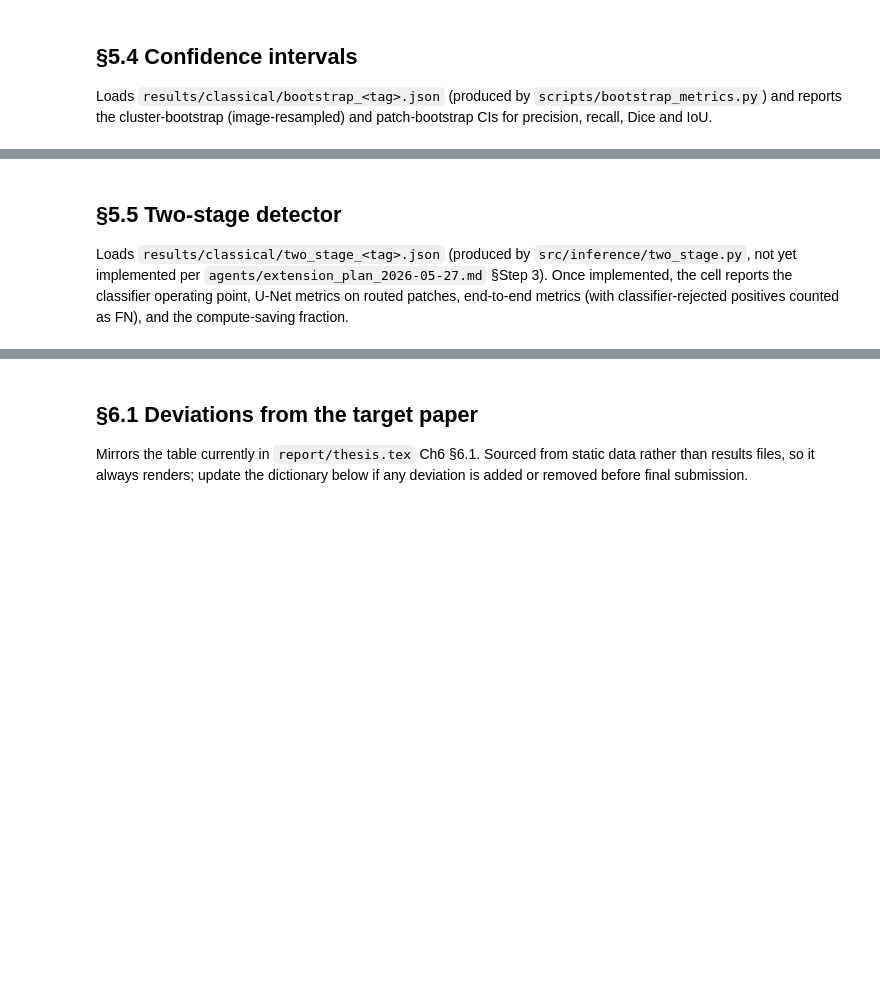
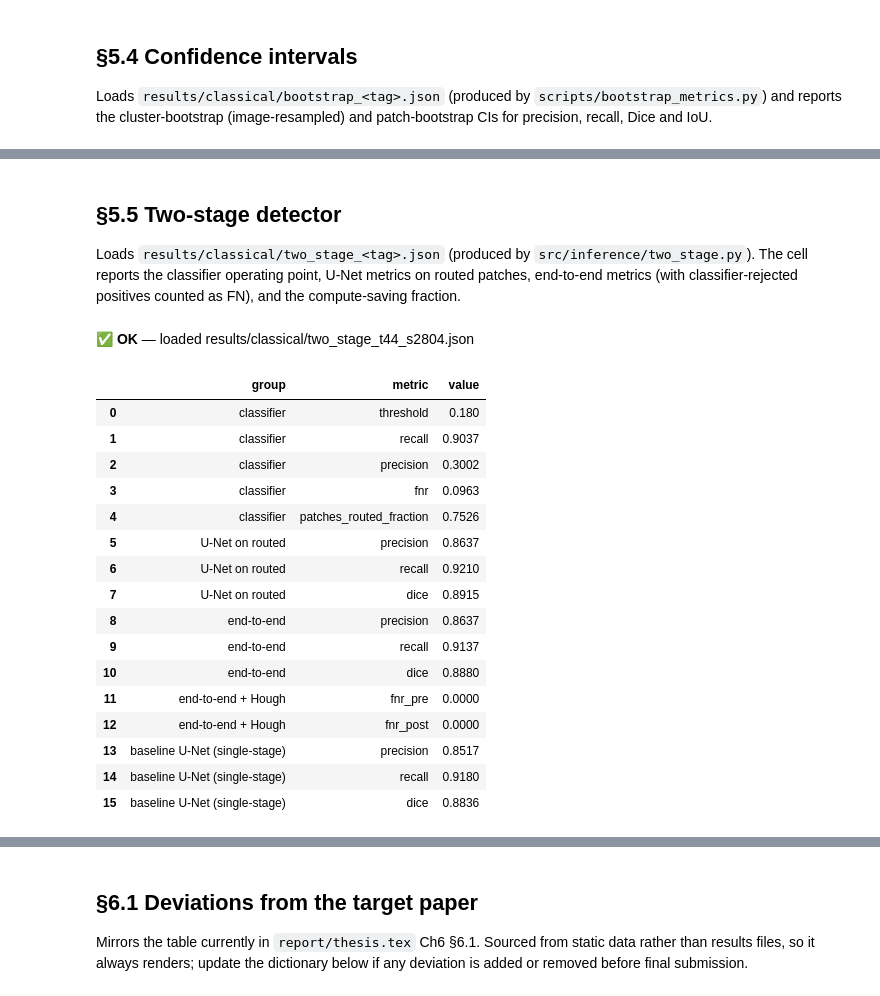
Before and after one commit to barongracias/satellite_trail_detection, a Jupyter notebook: notebooks/02_results_synthesis.ipynb, the cells around one changed output, grey strips where cells are left out. Saved outputs shown, nothing was run; the diff lists cells and outputs as text; code cells hidden in the pictures; blank space fills up the shorter version.

```diff
--- a/notebooks/02_results_synthesis.ipynb
+++ b/notebooks/02_results_synthesis.ipynb
@@ -290,34 +330,53 @@ else:
 # %% [markdown]
 ## §5.5 Two-stage detector
 
-Loads `results/classical/two_stage_<tag>.json` (produced by `src/inference/two_stage.py`, not yet implemented per `agents/extension_plan_2026-05-27.md` §Step 3). Once implemented, the cell reports the classifier operating point, U-Net metrics on routed patches, end-to-end metrics (with classifier-rejected positives counted as FN), and the compute-saving fraction.
+Loads `results/classical/two_stage_<tag>.json` (produced by `src/inference/two_stage.py`). The cell reports the classifier operating point, U-Net metrics on routed patches, end-to-end metrics (with classifier-rejected positives counted as FN), and the compute-saving fraction.
 # %%
 ts_path = find_one('two_stage_*.json', CLASSICAL_DIR)
 
 if ts_path is None:
-    show(CellStatus('5.5', 'PENDING', 'no two_stage_*.json found; src/inference/two_stage.py not yet implemented (extension_plan §Step 3)'))
+    show(CellStatus('5.5', 'PENDING', 'no two_stage_*.json found; run src/inference/two_stage.py for the locked checkpoint'))
 else:
     t = load_json(ts_path)
     rows = [
         {'group': 'classifier', 'metric': 'threshold',    'value': fmt(t.get('classifier_threshold'), 3)},
         {'group': 'classifier', 'metric': 'recall',       'value': fmt(t.get('classifier_recall'))},
         {'group': 'classifier', 'metric': 'precision',    'value': fmt(t.get('classifier_precision'))},
         {'group': 'classifier', 'metric': 'fnr',          'value': fmt(t.get('classifier_fnr'))},
         {'group': 'classifier', 'metric': 'patches_routed_fraction',
                                 'value': fmt(t.get('patches_routed_fraction'))},
         {'group': 'U-Net on routed', 'metric': 'precision', 'value': fmt(t.get('unet_precision_on_routed'))},
         {'group': 'U-Net on routed', 'metric': 'recall',    'value': fmt(t.get('unet_recall_on_routed'))},
         {'group': 'U-Net on routed', 'metric': 'dice',      'value': fmt(t.get('unet_dice_on_routed'))},
         {'group': 'end-to-end', 'metric': 'precision', 'value': fmt(t.get('end_to_end_precision'))},
         {'group': 'end-to-end', 'metric': 'recall',    'value': fmt(t.get('end_to_end_recall'))},
         {'group': 'end-to-end', 'metric': 'dice',      'value': fmt(t.get('end_to_end_dice'))},
         {'group': 'end-to-end + Hough', 'metric': 'fnr_pre',  'value': fmt(t.get('hough_end_to_end_fnr_pre'))},
         {'group': 'end-to-end + Hough', 'metric': 'fnr_post', 'value': fmt(t.get('hough_end_to_end_fnr_post'))},
         {'group': 'baseline U-Net (single-stage)', 'metric': 'precision', 'value': fmt(t.get('baseline_unet_precision'))},
         {'group': 'baseline U-Net (single-stage)', 'metric': 'recall',    'value': fmt(t.get('baseline_unet_recall'))},
         {'group': 'baseline U-Net (single-stage)', 'metric': 'dice',      'value': fmt(t.get('baseline_unet_dice'))},
     ]
     show(CellStatus('5.5', 'OK', f'loaded {ts_path.relative_to(PROJECT_ROOT)}'), pd.DataFrame(rows))
+# %% [output]
+**✅ OK** — loaded results/classical/two_stage_t44_s2804.json
+|  | group | metric | value |
+| 0 | classifier | threshold | 0.180 |
+| 1 | classifier | recall | 0.9037 |
+| 2 | classifier | precision | 0.3002 |
+| 3 | classifier | fnr | 0.0963 |
+| 4 | classifier | patches_routed_fraction | 0.7526 |
+| 5 | U-Net on routed | precision | 0.8637 |
+| 6 | U-Net on routed | recall | 0.9210 |
+| 7 | U-Net on routed | dice | 0.8915 |
+| 8 | end-to-end | precision | 0.8637 |
+| 9 | end-to-end | recall | 0.9137 |
+| 10 | end-to-end | dice | 0.8880 |
+| 11 | end-to-end + Hough | fnr_pre | 0.0000 |
+| 12 | end-to-end + Hough | fnr_post | 0.0000 |
+| 13 | baseline U-Net (single-stage) | precision | 0.8517 |
+| 14 | baseline U-Net (single-stage) | recall | 0.9180 |
+| 15 | baseline U-Net (single-stage) | dice | 0.8836 |
 # %% [markdown]
 ## §5.6 Data efficiency
 
```
Also changed, not shown: parts of 11 cells of this notebook, 10 other files.
